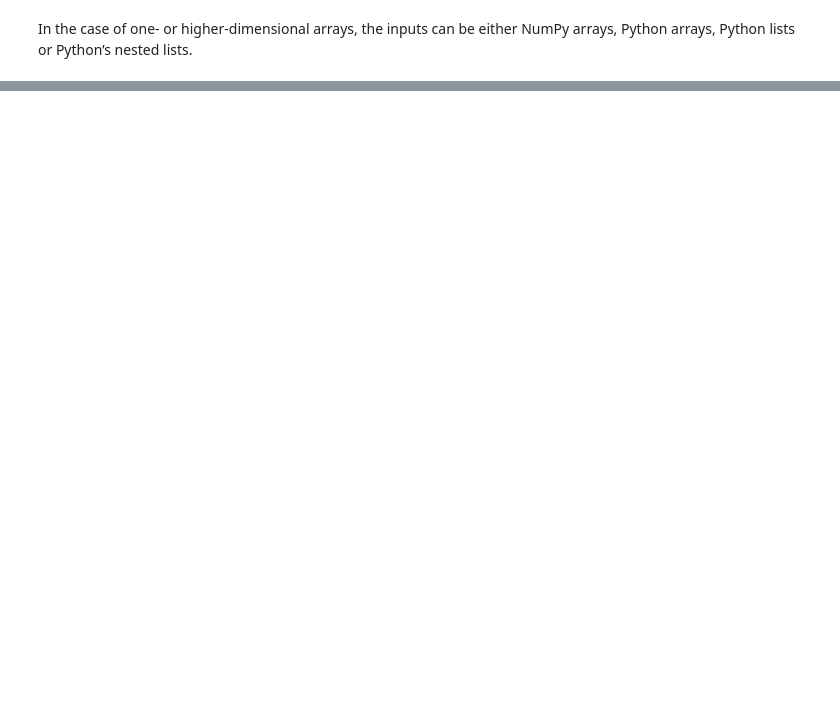
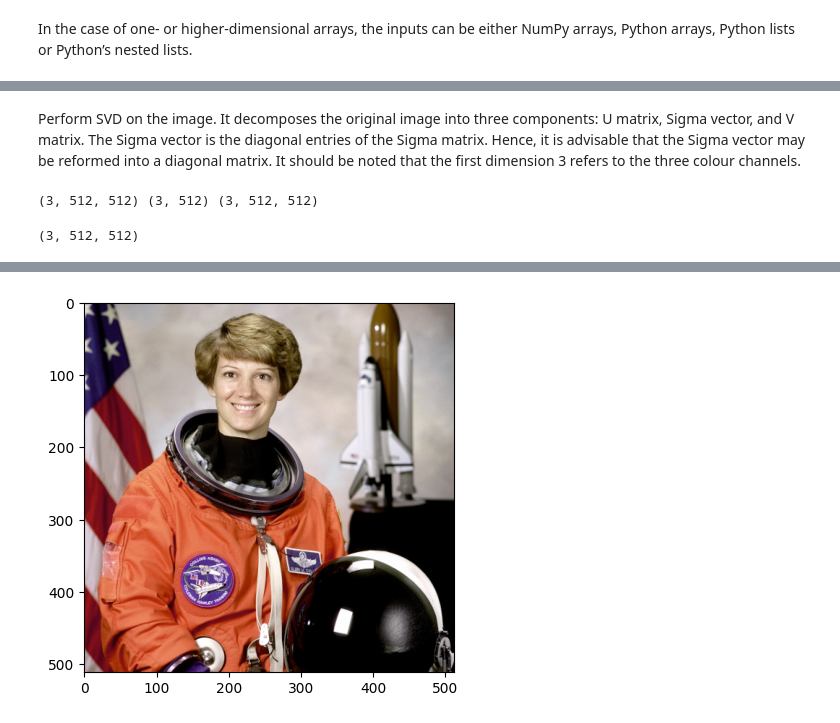
Before and after one commit to JaiKumar1717/FMML-Notebook, a Jupyter notebook: Lab_1_Assignment.ipynb, the cells around one changed output, grey strips where cells are left out. Saved outputs shown, nothing was run; the diff lists cells and outputs as text; code cells hidden in the pictures; blank space fills up the shorter version.

```diff
--- a/Lab_1_Assignment.ipynb
+++ b/Lab_1_Assignment.ipynb
@@ -116,0 +395,29 @@ It performs dot (scalar) product with 2 or more input matrices. First and last a
+# %%
+# Normalize the image by dividing it by the maximum value, 255 and reorder the axes to be (3,400,600).
+
+# normalize image
+img = image/255.0
+# reorder the axes to have colour channels as the first dimension
+img = np.transpose(img, axes=(2,0,1))
+# %% [markdown]
+Perform SVD on the image. It decomposes the original image into three components: U matrix, Sigma vector, and V matrix. The Sigma vector is the diagonal entries of the Sigma matrix. Hence, it is advisable that the Sigma vector may be reformed into a diagonal matrix. It should be noted that the first dimension 3 refers to the three colour channels.
+# %%
+U,S,V = np.linalg.svd(img)
+print(U.shape, S.shape, V.shape)
+# %% [output]
+(3, 512, 512) (3, 512) (3, 512, 512)
+# %%
+# S matrix should have dimensions suitable for matrix multiplication
+Sigma = np.zeros((3,512,512))
+for i in range(3):
+  np.fill_diagonal(Sigma[i,:,:], S[i,:])
+print(Sigma.shape)
+# %% [output]
+(3, 512, 512)
+# %%
+# Reconstruct the original image without any dimension reduction.
+reconst = U @ Sigma @ V
+reconst = np.transpose(reconst, axes=(1,2,0))
+plt.imshow(reconst)
+plt.show()
+# %% [output]
@@ -116,0 +425 @@ It performs dot (scalar) product with 2 or more input matrices. First and last a
+[figure, added]
```
Also changed, not shown: parts of 59 cells of this notebook.
